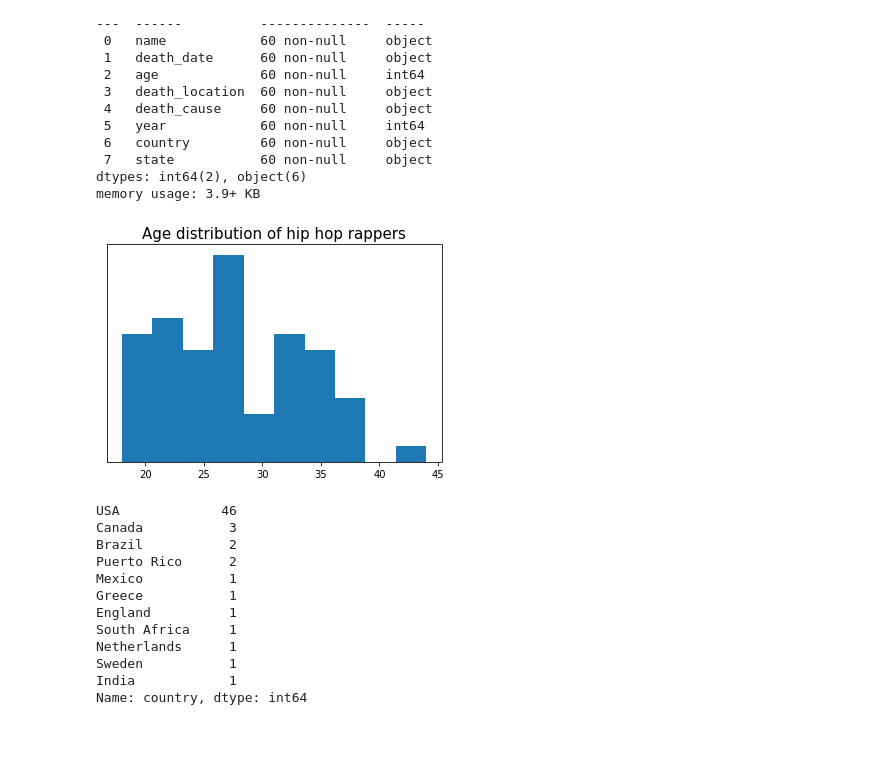
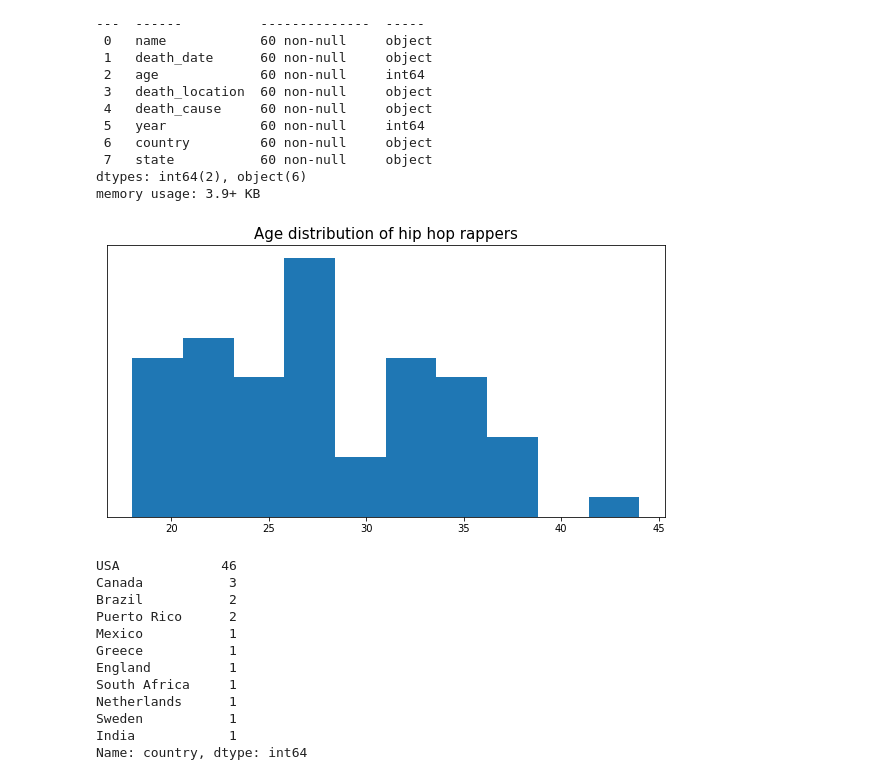
Before and after one commit to AviatorIfeanyi/murdered_hip_hop_rappers, a Jupyter notebook: 2_analysis/hip_hip_singers_death.ipynb, the cells around one changed output. Cells and saved outputs as stored; diff of their text form; code cells hidden in the pictures; blank space fills up the shorter version.

```diff
--- a/2_analysis/hip_hip_singers_death.ipynb
+++ b/2_analysis/hip_hip_singers_death.ipynb
@@ -27,13 +27,15 @@ Data columns (total 8 columns):
 dtypes: int64(2), object(6)
 memory usage: 3.9+ KB
 # %%
+plt.figure(figsize=(10,5))
+
 plt.hist(hip_hop_death_df.age, bins=10)
 plt.title('Age distribution of hip hop rappers', fontsize=15)
 plt.yticks([])
 
 plt.show()
 # %% [output]
-[figure, old version]
+[figure, new version]
 # %%
 hip_hop_death_df.country.value_counts()
 # %% [output]
```
Also changed, not shown: parts of 5 cells of this notebook, 7 other files.
